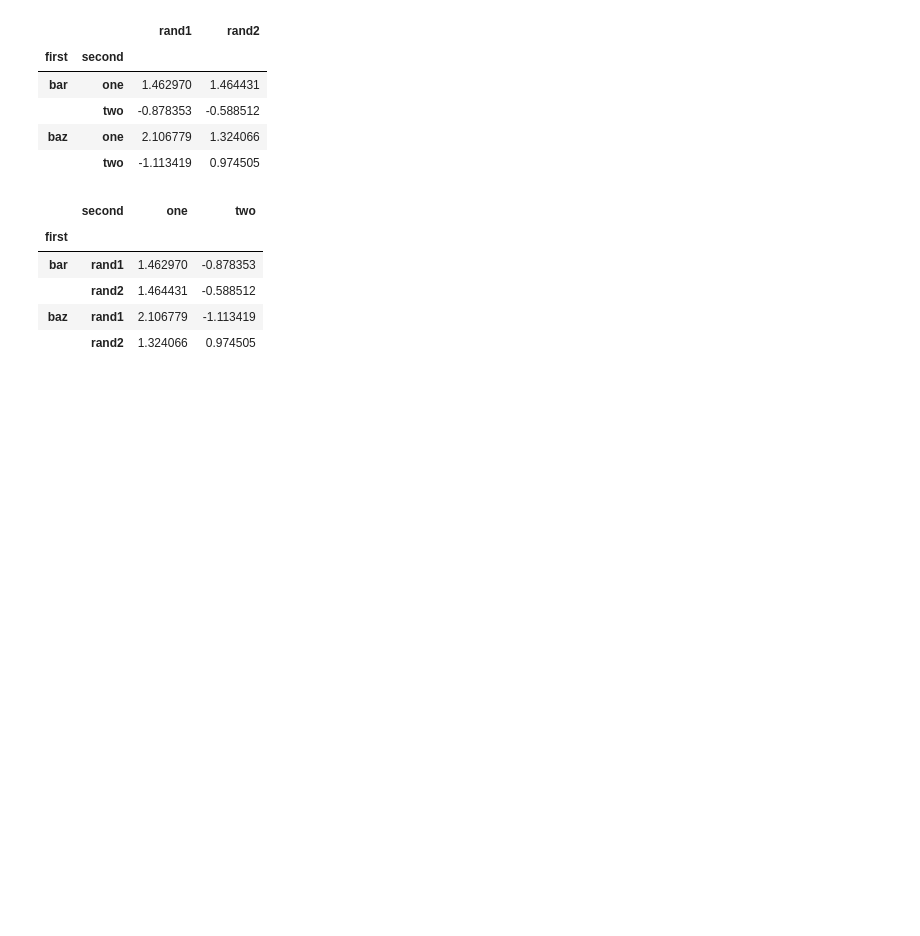
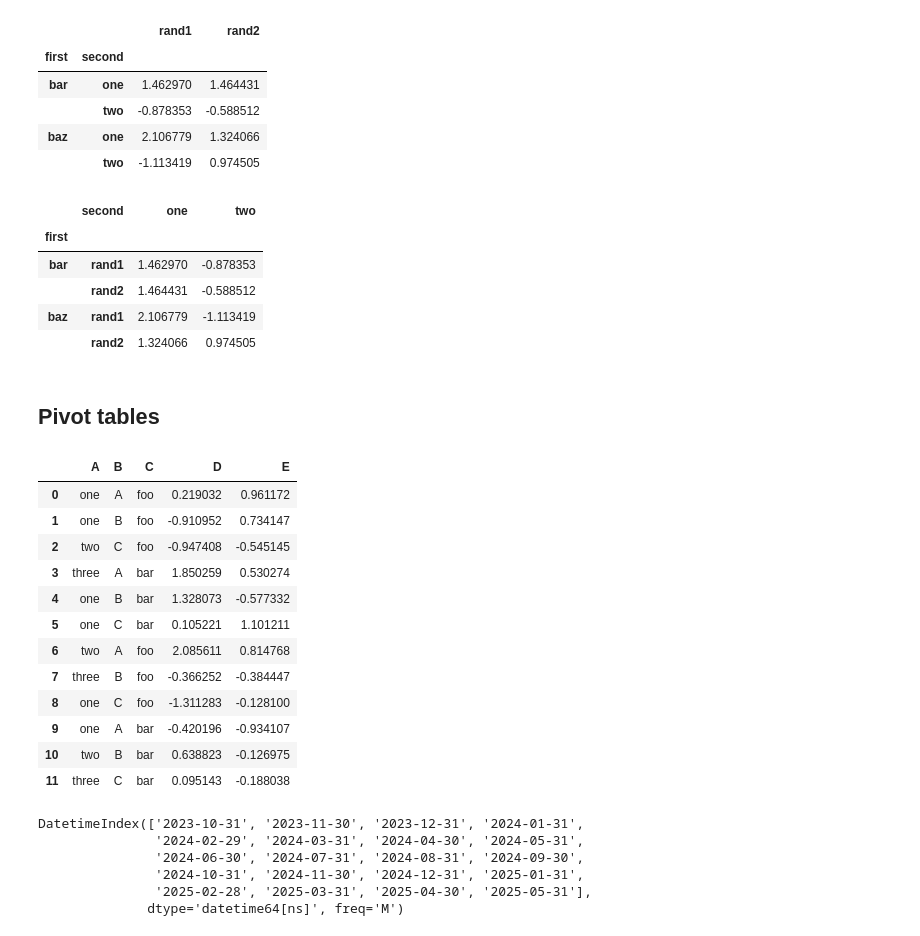
Before and after one commit to AleksandraJuras2000/Practice_Python, a Jupyter notebook: zad1.ipynb, the cells around one changed output. Cells and saved outputs as stored; diff of their text form; code cells hidden in the pictures; blank space fills up the shorter version.

```diff
--- a/zad1.ipynb
+++ b/zad1.ipynb
@@ -546,0 +545,27 @@ stacked.unstack(1)
+# %% [markdown]
+## Pivot tables
+# %%
+df = pd.DataFrame(
+    {
+        "A": ["one", "one", "two", "three"] * 3,
+        "B": ["A", "B", "C"] * 4,
+        "C": ["foo", "foo", "foo", "bar", "bar", "bar"] * 2,
+        "D": np.random.randn(12),
+        "E": np.random.randn(12),
+    }
+)
+df
+# %% [output]
+|  | A | B | C | D | E |
+| 0 | one | A | foo | 0.219032 | 0.961172 |
+| 1 | one | B | foo | -0.910952 | 0.734147 |
+| 2 | two | C | foo | -0.947408 | -0.545145 |
+| 3 | three | A | bar | 1.850259 | 0.530274 |
+| 4 | one | B | bar | 1.328073 | -0.577332 |
+| 5 | one | C | bar | 0.105221 | 1.101211 |
+| 6 | two | A | foo | 2.085611 | 0.814768 |
+| 7 | three | B | foo | -0.366252 | -0.384447 |
+| 8 | one | C | foo | -1.311283 | -0.128100 |
+| 9 | one | A | bar | -0.420196 | -0.934107 |
+| 10 | two | B | bar | 0.638823 | -0.126975 |
+| 11 | three | C | bar | 0.095143 | -0.188038 |
@@ -546,0 +574,10 @@ stacked.unstack(1)
+# %%
+rng = pd.date_range("10/11/2023", periods=20, freq="m")  #parametr freq moze mieć różne kombinacjer jak np. 2W CZYLI CO DWA TYG LUB 5D CZYLI CO 5
+rng
+# %% [output]
+DatetimeIndex(['2023-10-31', '2023-11-30', '2023-12-31', '2024-01-31',
+               '2024-02-29', '2024-03-31', '2024-04-30', '2024-05-31',
+               '2024-06-30', '2024-07-31', '2024-08-31', '2024-09-30',
+               '2024-10-31', '2024-11-30', '2024-12-31', '2025-01-31',
+               '2025-02-28', '2025-03-31', '2025-04-30', '2025-05-31'],
+              dtype='datetime64[ns]', freq='M')
```
Also changed, not shown: parts of 3 cells of this notebook.
